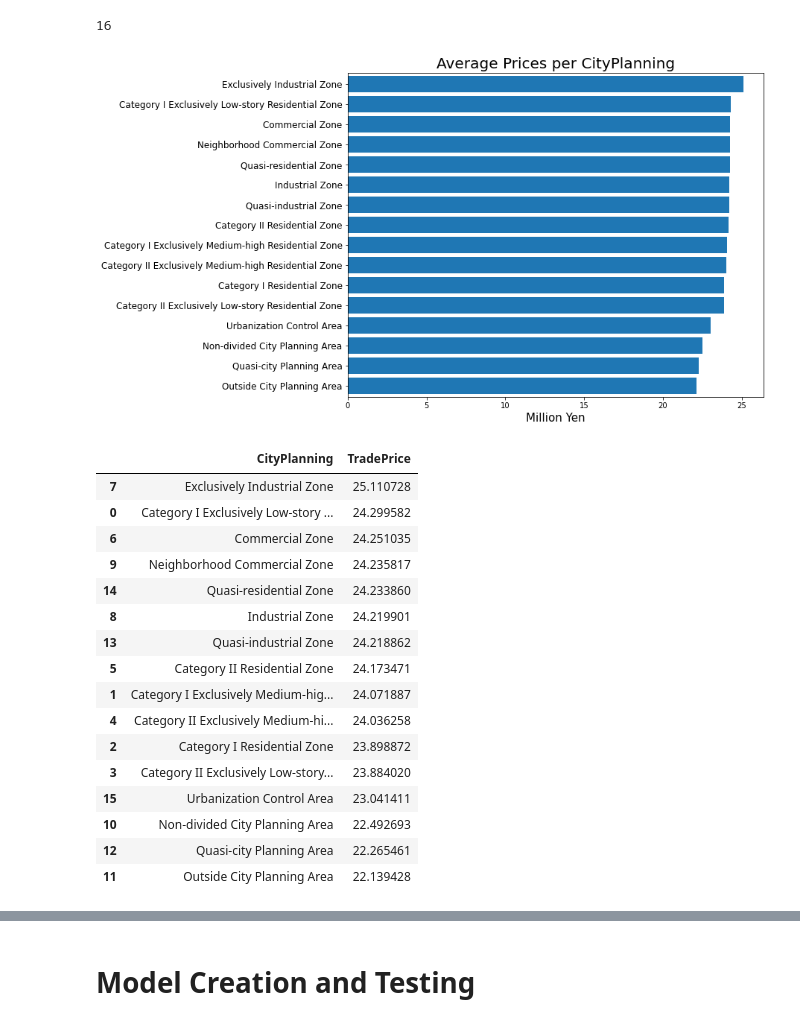
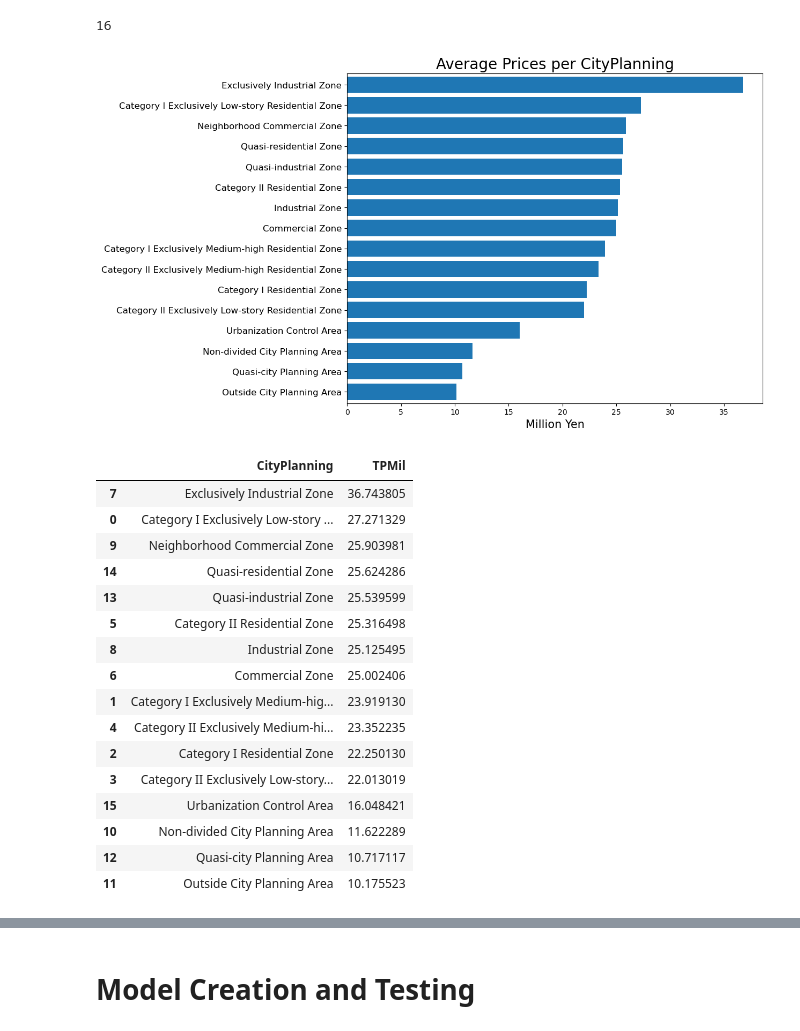
Before and after one commit to aronnicksnts/kaggle-projects, a Jupyter notebook: Japan Real Estate Prediction/Japan Real Estate Price Prediction.ipynb, the cells around one changed output, grey strips where cells are left out. Cells and saved outputs as stored; diff of their text form; code cells hidden in the pictures.

```diff
--- a/Japan Real Estate Prediction/Japan Real Estate Price Prediction.ipynb
+++ b/Japan Real Estate Prediction/Japan Real Estate Price Prediction.ipynb
@@ -337,3 +289,5 @@ df = df.loc[df['TradePrice'] < 28.83]
+# %%
+df['TPMil'] = df['TradePrice'].div(1000000)
 # %% [markdown]
 # Knowing relationship between Prefectures and TradePrice
 # %% [markdown]
@@ -422,0 +409,2 @@ Categories (5, object): ['Agricultural Land', 'Forest Land', 'Pre-owned Condomin
+# %%
+df = df.loc[df['TPMil'] < 1220]
@@ -422,0 +423,2 @@ Categories (5, object): ['Agricultural Land', 'Forest Land', 'Pre-owned Condomin
+# %%
+df = df.loc[df['TPMil'] < 120]
@@ -423,3 +447,5 @@ Categories (5, object): ['Agricultural Land', 'Forest Land', 'Pre-owned Condomin
+# %%
+df = df.loc[df['TPMil'] > 2.2]
 # %% [markdown]
 # Checking relationship between TradePrice and Type
 # %% [markdown]
@@ -473,38 +486,39 @@ len(df['CityPlanning'].unique())
 # %% [output]
 16
 # %%
-CityPlanningPrice = df.groupby('CityPlanning', as_index = False).mean().sort_values('TradePrice', ascending = False)
+CityPlanningPrice = df.groupby('CityPlanning', as_index = False).mean().sort_values('TPMil', ascending = False)
 
 fig, ax = plt.subplots(figsize=(10,8))
-ax.barh(CityPlanningPrice['CityPlanning'], CityPlanningPrice['TradePrice'])
+ax.barh(CityPlanningPrice['CityPlanning'], CityPlanningPrice['TPMil'])
 ax.invert_yaxis()
 ax.margins(y=0.01)
 ax.set_xlabel('Million Yen', fontsize = 15)
 ax.set_title(f'Average Prices per CityPlanning', fontsize=20)
 plt.yticks(fontsize=12)
+plt.savefig("AveragePriceperCP.png", dpi=300, bbox_inches = 'tight')
 plt.show()
 # %% [output]
-[figure, old version]
+[figure, new version]
 # %%
-CityPlanningPrice[['CityPlanning','TradePrice']]
+CityPlanningPrice[['CityPlanning','TPMil']]
 # %% [output]
-|  | CityPlanning | TradePrice |
-| 7 | Exclusively Industrial Zone | 25.110728 |
-| 0 | Category I Exclusively Low-story ... | 24.299582 |
-| 6 | Commercial Zone | 24.251035 |
-| 9 | Neighborhood Commercial Zone | 24.235817 |
-| 14 | Quasi-residential Zone | 24.233860 |
-| 8 | Industrial Zone | 24.219901 |
-| 13 | Quasi-industrial Zone | 24.218862 |
-| 5 | Category II Residential Zone | 24.173471 |
-| 1 | Category I Exclusively Medium-hig... | 24.071887 |
-| 4 | Category II Exclusively Medium-hi... | 24.036258 |
-| 2 | Category I Residential Zone | 23.898872 |
-| 3 | Category II Exclusively Low-story... | 23.884020 |
-| 15 | Urbanization Control Area | 23.041411 |
-| 10 | Non-divided City Planning Area | 22.492693 |
-| 12 | Quasi-city Planning Area | 22.265461 |
-| 11 | Outside City Planning Area | 22.139428 |
+|  | CityPlanning | TPMil |
+| 7 | Exclusively Industrial Zone | 36.743805 |
+| 0 | Category I Exclusively Low-story ... | 27.271329 |
+| 9 | Neighborhood Commercial Zone | 25.903981 |
+| 14 | Quasi-residential Zone | 25.624286 |
+| 13 | Quasi-industrial Zone | 25.539599 |
+| 5 | Category II Residential Zone | 25.316498 |
+| 8 | Industrial Zone | 25.125495 |
+| 6 | Commercial Zone | 25.002406 |
+| 1 | Category I Exclusively Medium-hig... | 23.919130 |
+| 4 | Category II Exclusively Medium-hi... | 23.352235 |
+| 2 | Category I Residential Zone | 22.250130 |
+| 3 | Category II Exclusively Low-story... | 22.013019 |
+| 15 | Urbanization Control Area | 16.048421 |
+| 10 | Non-divided City Planning Area | 11.622289 |
+| 12 | Quasi-city Planning Area | 10.717117 |
+| 11 | Outside City Planning Area | 10.175523 |
 # %%
 del CityPlanningPrice
 # %% [markdown]
```
Also changed, not shown: parts of 108 cells of this notebook, 16 other files.
